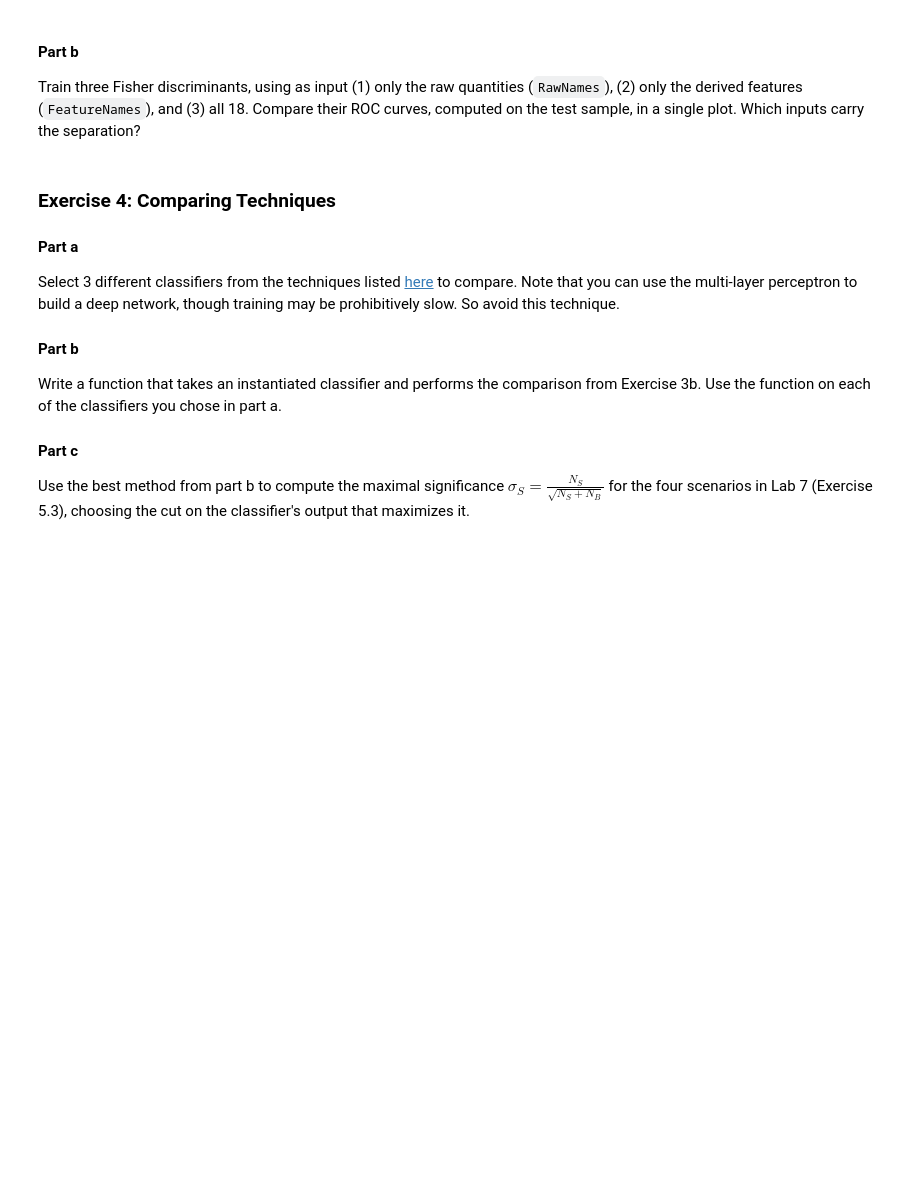
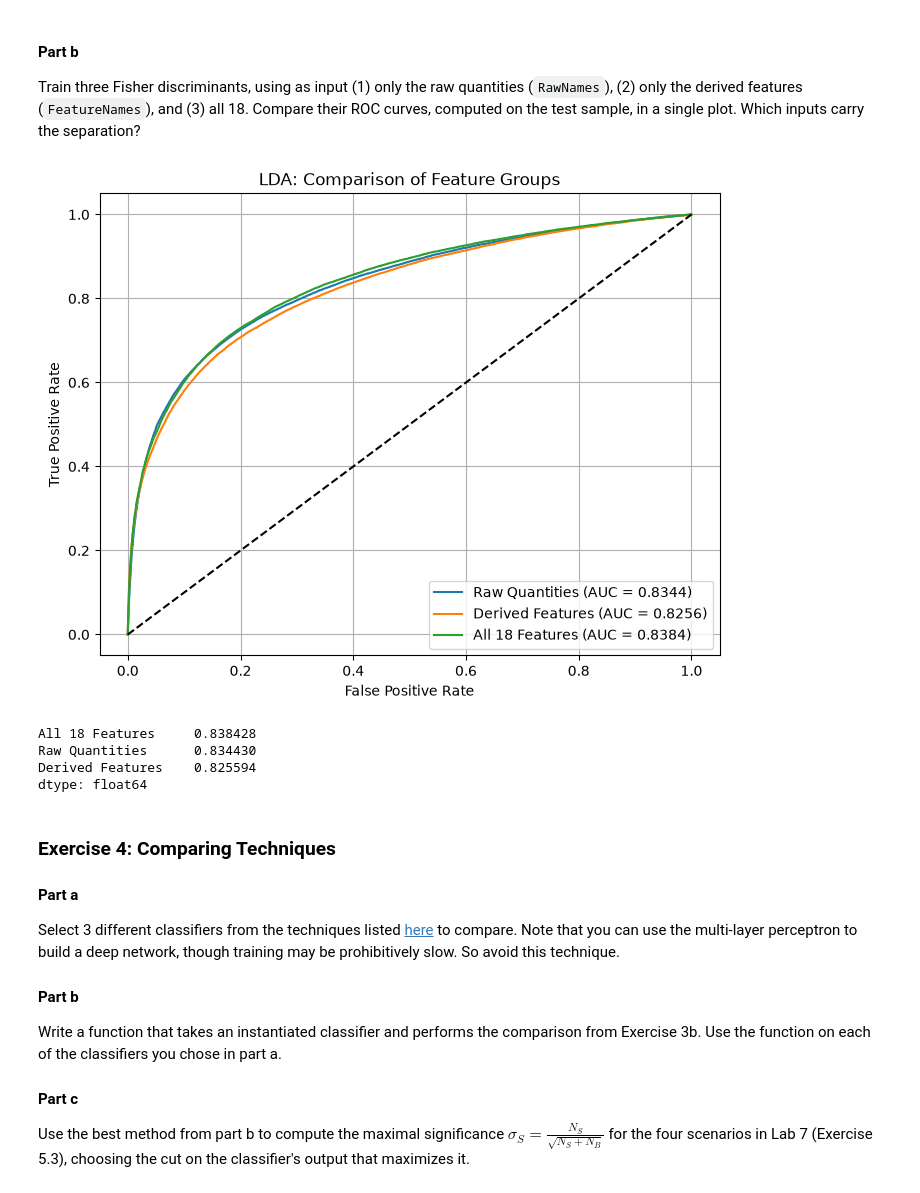
Before and after one commit to Safal-alt/DATA3402.Fall.2026, a Jupyter notebook: Labs/Lab.8/Lab.8.ipynb, the cells around one changed output. Saved outputs shown, nothing was run; the diff lists cells and outputs as text; code cells hidden in the pictures; blank space fills up the shorter version.

```diff
--- a/Labs/Lab.8/Lab.8.ipynb
+++ b/Labs/Lab.8/Lab.8.ipynb
@@ -93,6 +132,49 @@ Compare the ROC curves computed on the test and on the training samples, in a si
 #### Part b
 
 Train three Fisher discriminants, using as input (1) only the raw quantities (`RawNames`), (2) only the derived features (`FeatureNames`), and (3) all 18. Compare their ROC curves, computed on the test sample, in a single plot. Which inputs carry the separation?
+# %%
+
+from sklearn.discriminant_analysis import LinearDiscriminantAnalysis
+
+feature_sets = {
+    "Raw Quantities": RawNames,
+    "Derived Features": FeatureNames,
+    "All 18 Features": VarNames[1:]
+}
+
+lda_models = {}
+lda_aucs = {}
+
+plt.figure(figsize=(8, 6))
+
+for name, columns in feature_sets.items():
+    model = LinearDiscriminantAnalysis()
+    model.fit(Train_Sample[columns], y_Train)
+
+    scores = model.decision_function(Test_Sample[columns])
+    fpr, tpr, _ = roc_curve(y_Test, scores)
+    roc_auc = auc(fpr, tpr)
+
+    lda_models[name] = model
+    lda_aucs[name] = roc_auc
+
+    plt.plot(fpr, tpr, label=f"{name} (AUC = {roc_auc:.4f})")
+
+plt.plot([0, 1], [0, 1], "k--")
+plt.xlabel("False Positive Rate")
+plt.ylabel("True Positive Rate")
+plt.title("LDA: Comparison of Feature Groups")
+plt.legend()
+plt.grid(True)
+plt.show()
+
+print(pd.Series(lda_aucs).sort_values(ascending=False))
+# %% [output]
+[figure, added]
+All 18 Features     0.838428
+Raw Quantities      0.834430
+Derived Features    0.825594
+dtype: float64
 # %% [markdown]
 ### Exercise 4: Comparing Techniques
 
```
Also changed, not shown: parts of 12 cells of this notebook.
